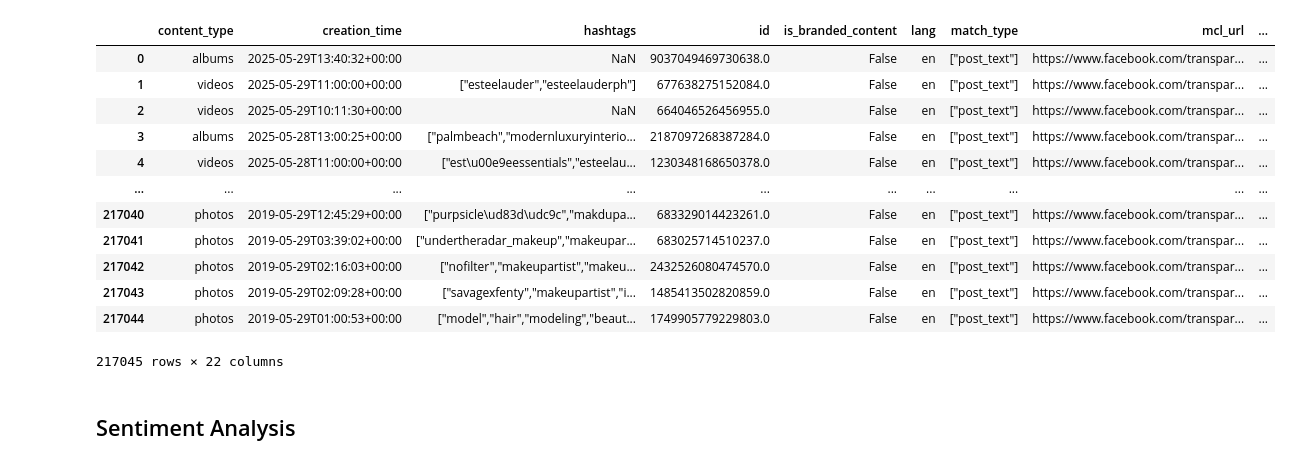
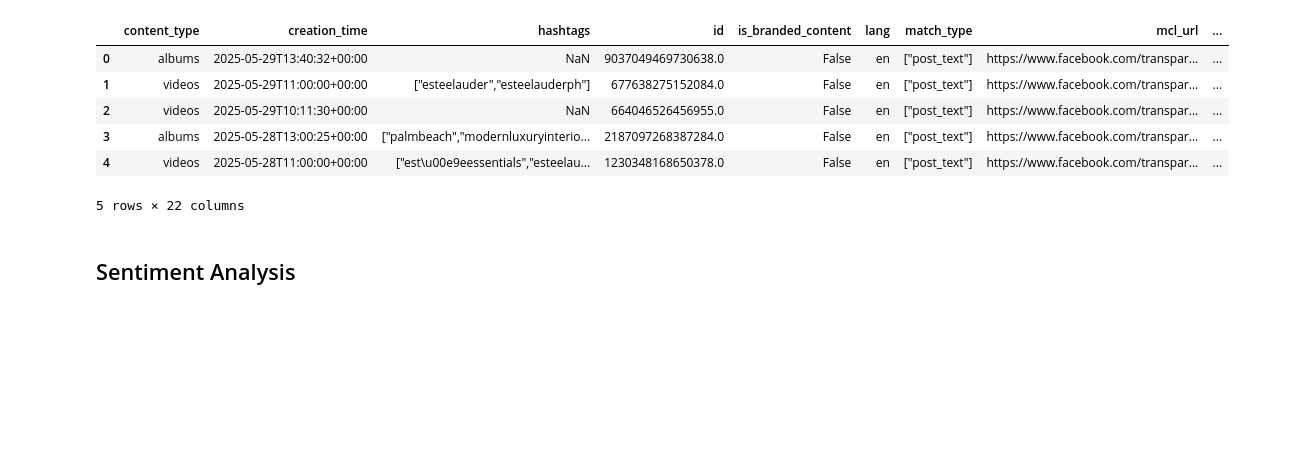
Before and after one commit to oooogiselle/Skinfluence, a Jupyter notebook: code/01_sentiment_analysis/instagram/02_instagram_sentiment.ipynb, the cells around one changed output. Cells and saved outputs as stored; diff of their text form; code cells hidden in the pictures; blank space fills up the shorter version.

```diff
--- a/code/01_sentiment_analysis/instagram/02_instagram_sentiment.ipynb
+++ b/code/01_sentiment_analysis/instagram/02_instagram_sentiment.ipynb
@@ -52,19 +54,13 @@ from netwulf import visualize
 data_path = '../../../data/'
 output_path = '../../../output/sentiment_analysis/'
 # %%
-all_df = pd.read_csv(f"{data_path}/all_brands_cleaned.csv")
-all_df
+all_df = pd.read_csv(f"{data_path}/all_instagram_cleaned.csv")
+all_df.head()
 # %% [output]
 |  | content_type | creation_time | hashtags | id | is_branded_content | lang | match_type | mcl_url | ... |
 | 0 | albums | 2025-05-29T13:40:32+00:00 | NaN | 9037049469730638.0 | False | en | ["post_text"] | https://www.facebook.com/transpar... | ... |
 | 1 | videos | 2025-05-29T11:00:00+00:00 | ["esteelauder","esteelauderph"] | 677638275152084.0 | False | en | ["post_text"] | https://www.facebook.com/transpar... | ... |
 | 2 | videos | 2025-05-29T10:11:30+00:00 | NaN | 664046526456955.0 | False | en | ["post_text"] | https://www.facebook.com/transpar... | ... |
 | 3 | albums | 2025-05-28T13:00:25+00:00 | ["palmbeach","modernluxuryinterio... | 2187097268387284.0 | False | en | ["post_text"] | https://www.facebook.com/transpar... | ... |
 | 4 | videos | 2025-05-28T11:00:00+00:00 | ["est\u00e9eessentials","esteelau... | 1230348168650378.0 | False | en | ["post_text"] | https://www.facebook.com/transpar... | ... |
-| ... | ... | ... | ... | ... | ... | ... | ... | ... | ... |
-| 217040 | photos | 2019-05-29T12:45:29+00:00 | ["purpsicle\ud83d\udc9c","makdupa... | 683329014423261.0 | False | en | ["post_text"] | https://www.facebook.com/transpar... | ... |
-| 217041 | photos | 2019-05-29T03:39:02+00:00 | ["undertheradar_makeup","makeupar... | 683025714510237.0 | False | en | ["post_text"] | https://www.facebook.com/transpar... | ... |
-| 217042 | photos | 2019-05-29T02:16:03+00:00 | ["nofilter","makeupartist","makeu... | 2432526080474570.0 | False | en | ["post_text"] | https://www.facebook.com/transpar... | ... |
-| 217043 | photos | 2019-05-29T02:09:28+00:00 | ["savagexfenty","makeupartist","i... | 1485413502820859.0 | False | en | ["post_text"] | https://www.facebook.com/transpar... | ... |
-| 217044 | photos | 2019-05-29T01:00:53+00:00 | ["model","hair","modeling","beaut... | 1749905779229803.0 | False | en | ["post_text"] | https://www.facebook.com/transpar... | ... |
-217045 rows × 22 columns
+5 rows × 22 columns
```
Also changed, not shown: parts of 13 cells of this notebook.
